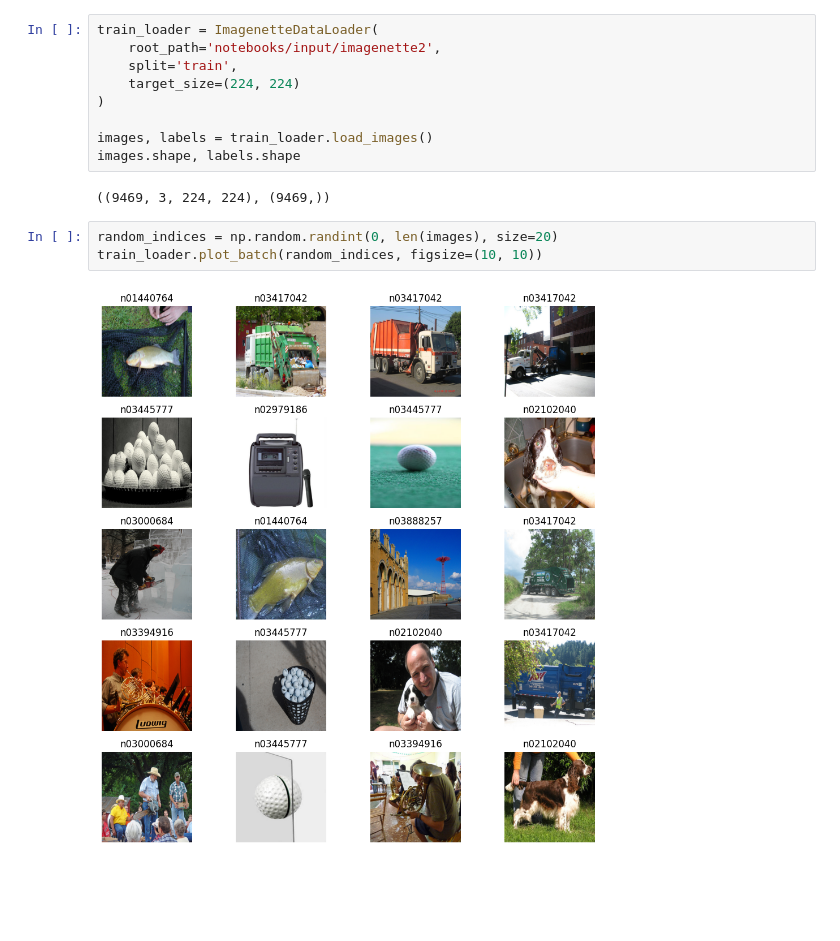
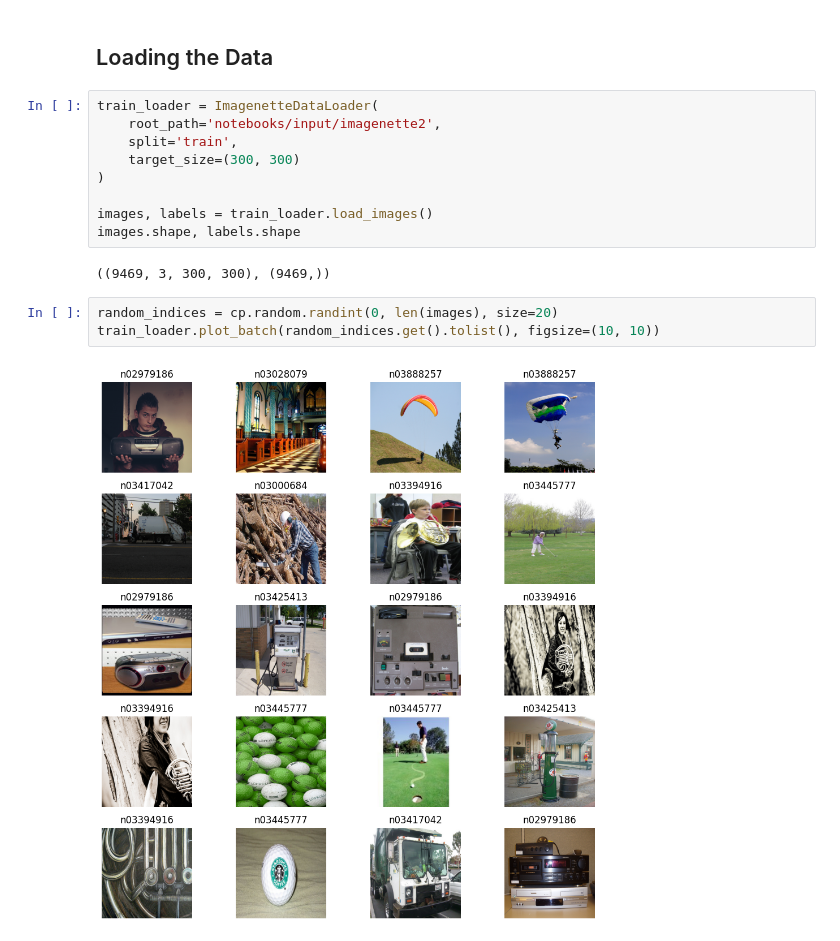
Before and after one commit to danielpederzini/cnn-from-scratch, a Jupyter notebook: main.ipynb, the cells around one changed output. Saved outputs shown, nothing was run; the diff lists cells and outputs as text; blank space fills up the shorter version.

```diff
--- a/main.ipynb
+++ b/main.ipynb
@@ -4,16 +14,18 @@ from utils.data_loader import ImagenetteDataLoader
+# %% [markdown]
+## Loading the Data
 # %%
 train_loader = ImagenetteDataLoader(
     root_path='notebooks/input/imagenette2',
     split='train',
-    target_size=(224, 224)
+    target_size=(300, 300)
 )
 
 images, labels = train_loader.load_images()
 images.shape, labels.shape
 # %% [output]
-((9469, 3, 224, 224), (9469,))
+((9469, 3, 300, 300), (9469,))
 # %%
-random_indices = np.random.randint(0, len(images), size=20)
-train_loader.plot_batch(random_indices, figsize=(10, 10))
+random_indices = cp.random.randint(0, len(images), size=20)
+train_loader.plot_batch(random_indices.get().tolist(), figsize=(10, 10))
 # %% [output]
-[figure, old version]
+[figure, new version]
```
Also changed, not shown: parts of 3 cells of this notebook.
